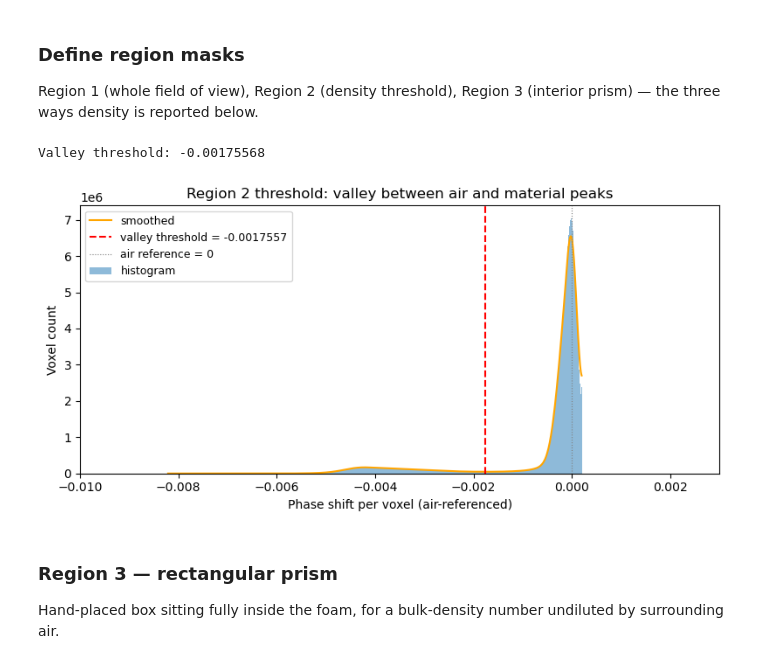
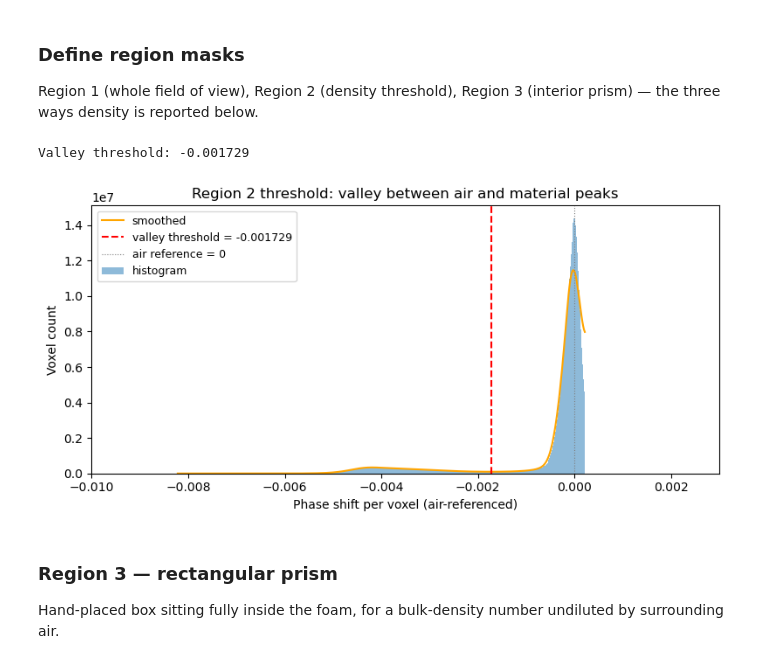
Before and after one commit to levijh1/TomoMono, a Jupyter notebook: densityConversion.ipynb, the cells around one changed output. Cells and saved outputs as stored; diff of their text form; code cells hidden in the pictures.

```diff
--- a/densityConversion.ipynb
+++ b/densityConversion.ipynb
@@ -455,21 +485,18 @@ Move the air/background histogram peak to 0 so the density conversions read ~0 f
 vol_raw = tomo_scaled  # alias — no copy
 
 # --- phase distribution BEFORE the shift (object voxels only) ---------------
-plt.hist(vol_raw[vol_raw != 0].ravel(), 300)
+plt.hist(vol_raw[support].ravel(), 300)
 plt.xlabel('Phase shift per voxel (before air-reference shift)')
 plt.ylabel('Voxel count')
 plt.title('Phase distribution before shifting')
 plt.show()
 
-# The positivity constraint used in the reconstruction piles a large number of
-# voxels up at (almost) zero. That spike is an artefact of the clamp, not the
-# air peak, so take the SECOND most common bin as the air reference instead.
-USE_SECOND_PEAK = True   # True -> 2nd most common bin (skips a residual zero spike)
-support = vol_raw != 0
-counts, edges = np.histogram(vol_raw[support].ravel(), bins=512)
-peak_idx = np.argsort(counts)[-2 if USE_SECOND_PEAK else -1]
+# Locate the air peak from voxels within `support` (the circular 0.95 FOV mask
+# defined once above). Excluding the peak from the zero-clamped pixels
+counts, edges = np.histogram(vol_raw[support &~was_clamped].ravel(), bins=512)
+peak_idx = np.argsort(counts)[-1]
 phase_ref = 0.5 * (edges[peak_idx] + edges[peak_idx + 1])
-print(f"Air-reference phase ({'2nd' if USE_SECOND_PEAK else '1st'} most common bin): {phase_ref:.6g}")
+print(f"Air-reference phase (largest peak within FOV): {phase_ref:.6g}")
 
 # Shift object voxels only; the exact-zero background is left untouched.
 # (`where=support` is what keeps the background exactly 0 for the masks below.)
@@ -487,5 +514,5 @@ plt.title('Non-zero voxels after shifting the air peak to 0')
 plt.legend()
 plt.show()
 
-del support, counts, edges, counts_s, edges_s
+del counts, edges, counts_s, edges_s
 # %% [output]
@@ -505,8 +532,7 @@ Region 1 (whole field of view), Region 2 (density threshold), Region 3 (interior
 # object voxels, so the exact-zero background is preserved.
 #
 #   Region 1 : whole volume inside the reconstructed field of view
-#              -> rebuilt from the circ_mask footprint in the statistics cell;
-#                 no stored 3D mask needed (the footprint is z-invariant).
+#              -> the global `support` mask defined once when `tomo` was loaded.
 #   Region 2 : threshold mask -> voxels with air-referenced phase below the
 #              valley between the air peak and material peak (auto-detected).
 #   Region 3 : a small rectangular prism sitting entirely inside the foam.
@@ -519,45 +545,46 @@ from scipy.ndimage import uniform_filter1d
 from helperFunctions import MoviePlotter   # cv2 and np already imported above
 
 # ---- Region 2: valley-detection threshold (relative to the air reference at 0) ----
-support = tomo_scaled != 0
-counts_v, edges_v = np.histogram(tomo_scaled[support].ravel(), bins=1024)
+counts_v, edges_v = np.histogram(tomo_scaled[support &~was_clamped].ravel(), bins=500)
 centers_v = 0.5 * (edges_v[:-1] + edges_v[1:])
 
 # Smooth before searching so bin-to-bin noise does not create a false minimum.
 smoothed_v = uniform_filter1d(counts_v.astype(float), size=20)
 
 # Valley sits between the air peak (at 0) and the material peak (further left),
 # constrained to the [-0.002, -0.001] window where the two peaks meet.
 valley_search = (centers_v > -0.002) & (centers_v < -0.001)
 valley_idx = np.argmin(smoothed_v[valley_search])
 valley_threshold = centers_v[valley_search][valley_idx]
 print(f"Valley threshold: {valley_threshold:.6g}")
 
 mask_threshold_value = valley_threshold
 
 # Visualise the detection on the histogram — check that the red line really
 # lands in the dip between the two peaks before trusting Region 2.
 fig_v, ax_v = plt.subplots(figsize=(8, 4))
 ax_v.bar(centers_v, counts_v, width=np.diff(edges_v), align='center', alpha=0.5, label='histogram')
 ax_v.plot(centers_v, smoothed_v, color='orange', linewidth=1.5, label='smoothed')
 ax_v.axvline(valley_threshold, color='red', linestyle='--',
              label=f'valley threshold = {valley_threshold:.5g}')
 ax_v.axvline(0, color='gray', linestyle=':', linewidth=0.8, label='air reference = 0')
 ax_v.set_xlim(-0.010, 0.003)
 ax_v.set_xlabel('Phase shift per voxel (air-referenced)')
 ax_v.set_ylabel('Voxel count')
 ax_v.set_title('Region 2 threshold: valley between air and material peaks')
 ax_v.legend(fontsize=9)
 plt.tight_layout()
 plt.show()
 
-# Material is MORE NEGATIVE than air, hence `<`. The exact-zero background
-# fails this test, so it is excluded from Region 2 automatically.
-mask_threshold = tomo_scaled < mask_threshold_value
-del support, counts_v, edges_v, centers_v, smoothed_v, valley_search
+# Material is MORE NEGATIVE than air, hence `<`. ANDing with `support` keeps
+# Region 2 restricted to FOV voxels explicitly (the exact-zero background
+# already fails the `<` test, but this is the mask that later cells rely on
+# to only ever touch support voxels, so state it directly).
+mask_threshold = (tomo_scaled < mask_threshold_value) & support
+del counts_v, edges_v, centers_v, smoothed_v, valley_search
 # %% [output]
-Valley threshold: -0.00175568
+Valley threshold: -0.001729
-[figure, old version]
+[figure, new version]
 # %% [markdown]
 ### Region 3 — rectangular prism
 Hand-placed box sitting fully inside the foam, for a bulk-density number undiluted by surrounding air.
```
Also changed, not shown: parts of 17 cells of this notebook, 7 other files.
